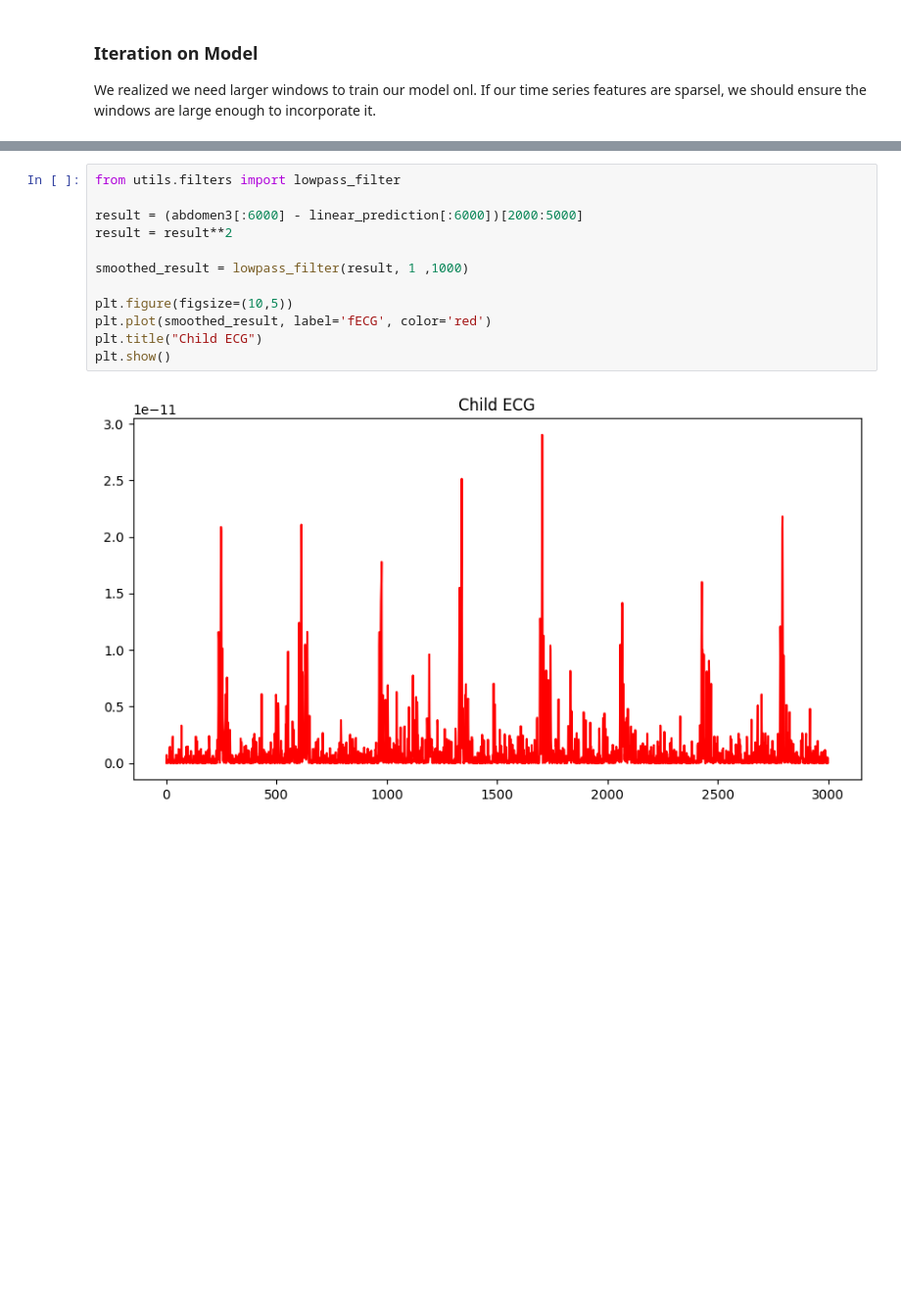
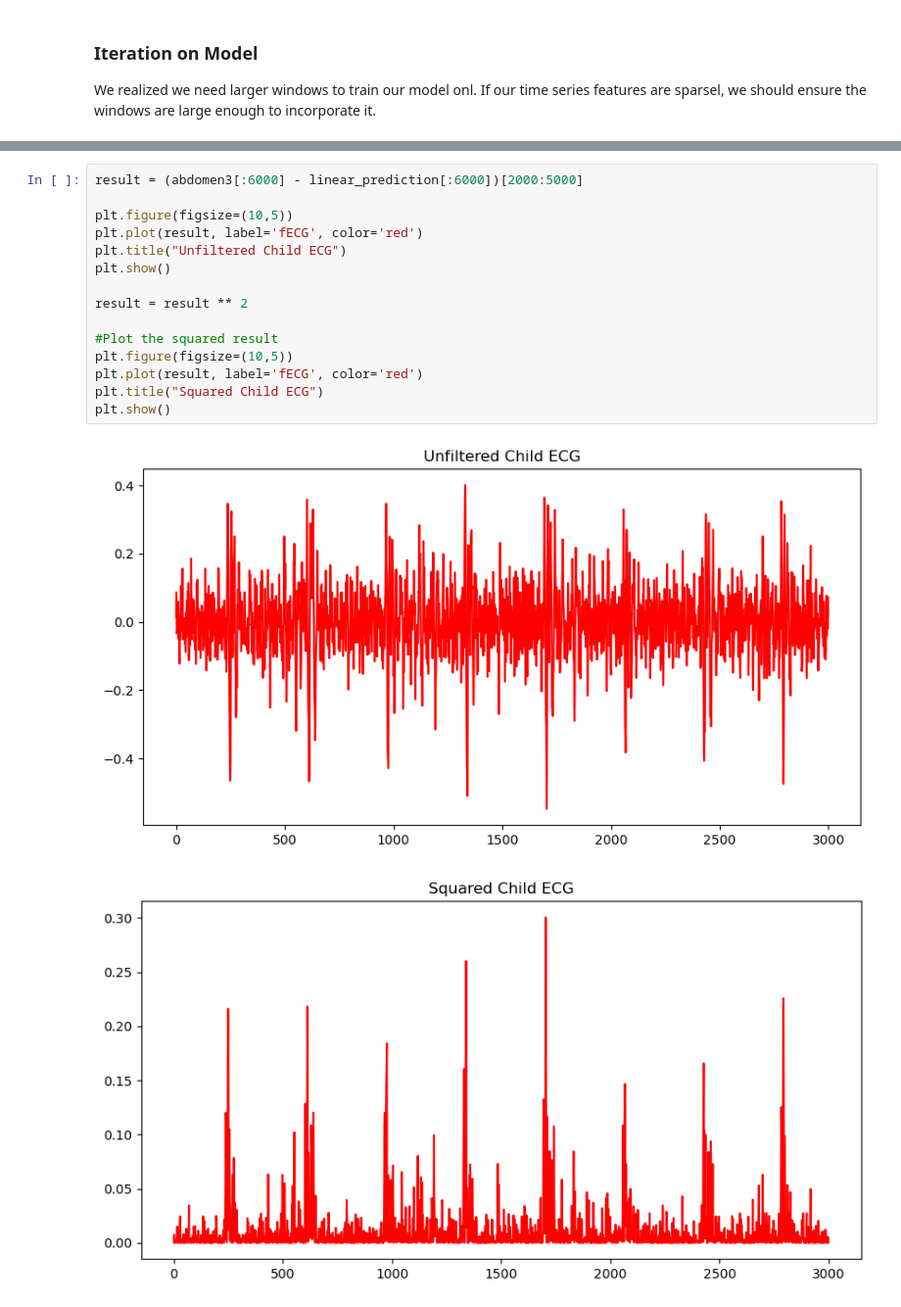
Before and after one commit to arasaniu/aml, a Jupyter notebook: src/main.ipynb, the cells around one changed output, grey strips where cells are left out. Shown at 98% size. Cells and saved outputs as stored; diff of their text form; blank space fills up the shorter version.

```diff
--- a/src/main.ipynb
+++ b/src/main.ipynb
@@ -179,16 +128,20 @@ plt.show()
 Mean Squared Error on Test Set: 0.0095
 [figure]
 # %%
-from utils.filters import lowpass_filter
-
 result = (abdomen3[:6000] - linear_prediction[:6000])[2000:5000]
-result = result**2
-
-smoothed_result = lowpass_filter(result, 1 ,1000)
 
 plt.figure(figsize=(10,5))
-plt.plot(smoothed_result, label='fECG', color='red')
-plt.title("Child ECG")
+plt.plot(result, label='fECG', color='red')
+plt.title("Unfiltered Child ECG")
 plt.show()
+
+result = result ** 2
+
+#Plot the squared result
+plt.figure(figsize=(10,5))
+plt.plot(result, label='fECG', color='red')
+plt.title("Squared Child ECG")
+plt.show()
 # %% [output]
-[figure, old version]
+[figure, new version]
+[figure, added]
```
Also changed, not shown: parts of 8 cells of this notebook, 1 other file.
